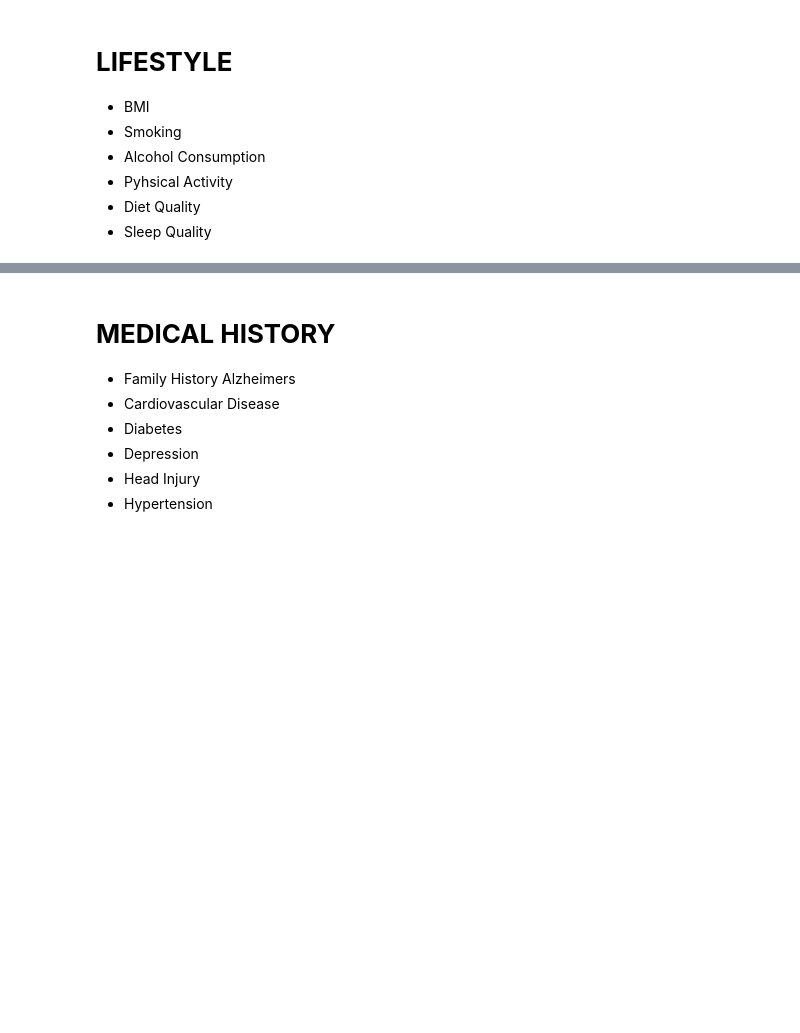
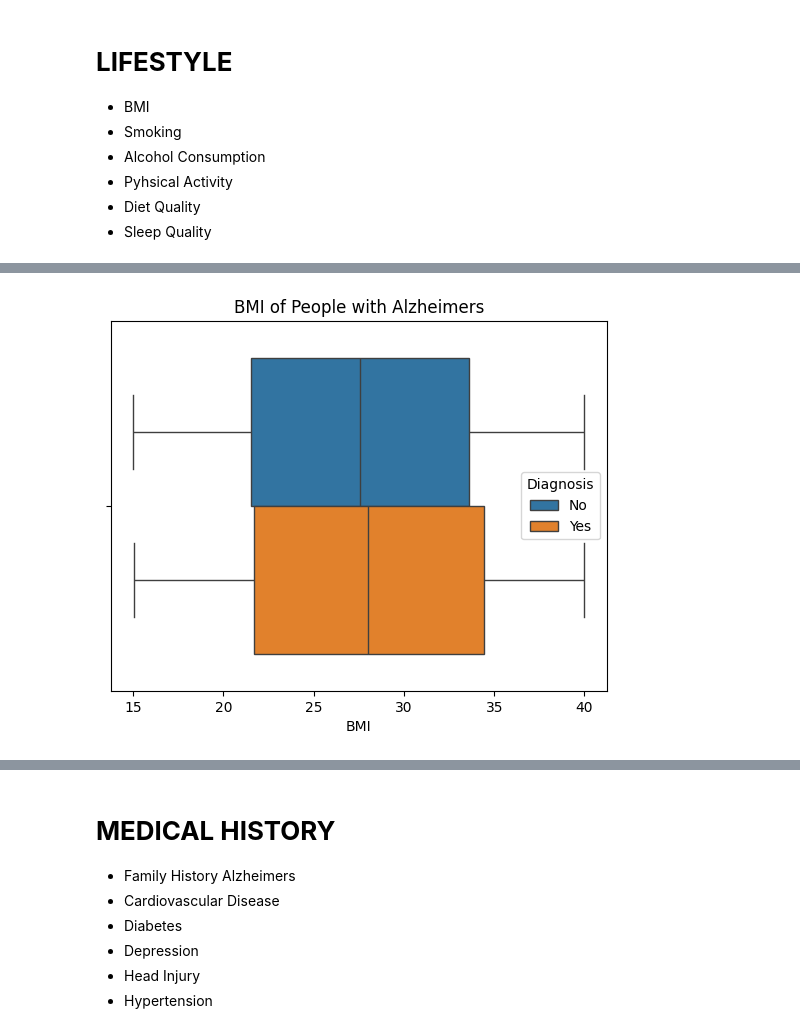
Before and after one commit to maddiejane25/Project-1, a Jupyter notebook: JK_Alzheimers_data.ipynb, the cells around one changed output, grey strips where cells are left out. Cells and saved outputs as stored; diff of their text form; code cells hidden in the pictures; blank space fills up the shorter version.

```diff
--- a/JK_Alzheimers_data.ipynb
+++ b/JK_Alzheimers_data.ipynb
@@ -96,0 +167,11 @@ plt.show()
+# %%
+# Distribution of BMI levels
+
+sns.boxplot(data=alzheimer_df, x='BMI', hue='Diagnosis')
+plt.title('BMI of People with Alzheimers')
+plt.xlabel('BMI')
+
+# Plot the results
+plt.show()
+# %% [output]
+[figure, added]
```
Also changed, not shown: parts of 21 cells of this notebook.
